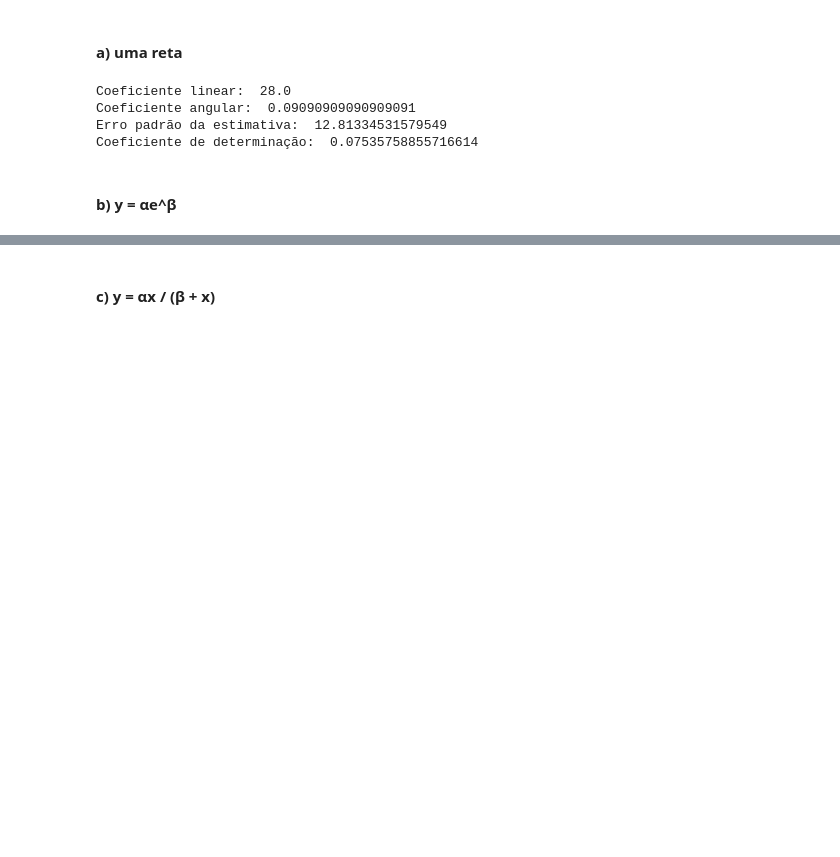
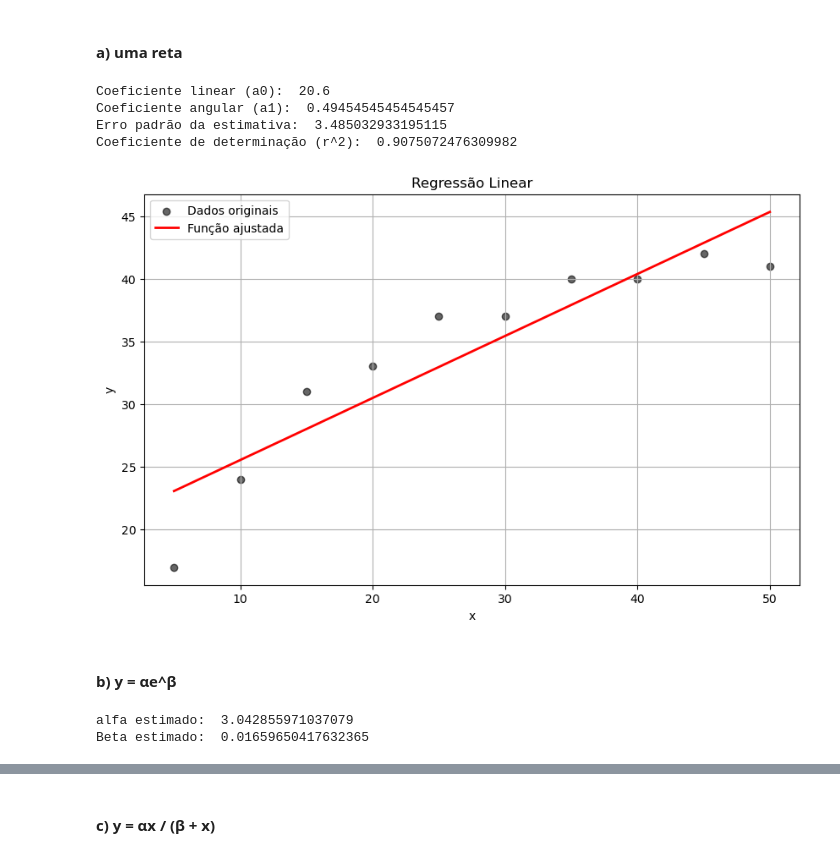
Before and after one commit to igorssant/metodos_numericos, a Jupyter notebook: regressao/src/main.ipynb, the cells around one changed output, grey strips where cells are left out. Cells and saved outputs as stored; diff of their text form; code cells hidden in the pictures; blank space fills up the shorter version.

```diff
--- a/regressao/src/main.ipynb
+++ b/regressao/src/main.ipynb
@@ -13,20 +14,39 @@ import numpy as np
 # %%
 x :NDArray = np.array([5, 10, 15, 20, 25, 30, 35, 40, 45, 50],
                       dtype=np.float64)
-y :NDArray = np.array([17, 24, 31, 33, 37, 37, 40, 40, 42, 4],
+y :NDArray = np.array([17, 24, 31, 33, 37, 37, 40, 40, 42, 41],
                       dtype=np.float64)
 # %% [markdown]
 #### a) uma reta
 # %%
 a0, a1, erro_padrao_estimativa, r2 = linear_regression(x, y)
-print("Coeficiente linear: ", a0)
-print("Coeficiente angular: ", a1)
+print("Coeficiente linear (a0): ", a0)
+print("Coeficiente angular (a1): ", a1)
 print("Erro padrão da estimativa: ", erro_padrao_estimativa)
-print("Coeficiente de determinação: ", r2)
+print("Coeficiente de determinação (r^2): ", r2)
 # %% [output]
-Coeficiente linear:  28.0
-Coeficiente angular:  0.09090909090909091
-Erro padrão da estimativa:  12.81334531579549
-Coeficiente de determinação:  0.07535758855716614
+Coeficiente linear (a0):  20.6
+Coeficiente angular (a1):  0.49454545454545457
+Erro padrão da estimativa:  3.485032933195115
+Coeficiente de determinação (r^2):  0.9075072476309982
+# %%
+plt.figure(figsize=(10, 6))
+plt.scatter(x, y, label="Dados originais", color="black", alpha=0.6)
+plt.title("Regressão Linear")
+plt.plot(x, (a0 + a1 * x), color="red", linewidth=2, label="Função ajustada")
+plt.xlabel("x")
+plt.ylabel("y")
+plt.grid(True)
+plt.legend()
+plt.show()
+# %% [output]
+[figure, added]
 # %% [markdown]
 #### b) y = αe^β
+# %%
+y_exp :NDArray = np.log(y)
+alfa_estimado, a1, erro_padrao_estimativa, r2 = linear_regression(x, y_exp)
+print("alfa estimado: ", alfa_estimado, "\nBeta estimado: ", a1)
+# %% [output]
+alfa estimado:  3.042855971037079
+Beta estimado:  0.01659650417632365
```
Also changed, not shown: parts of 9 cells of this notebook.
